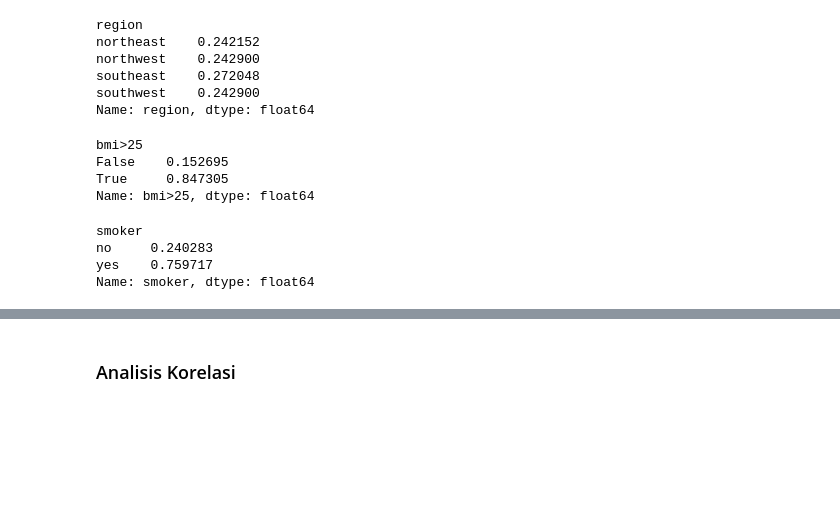
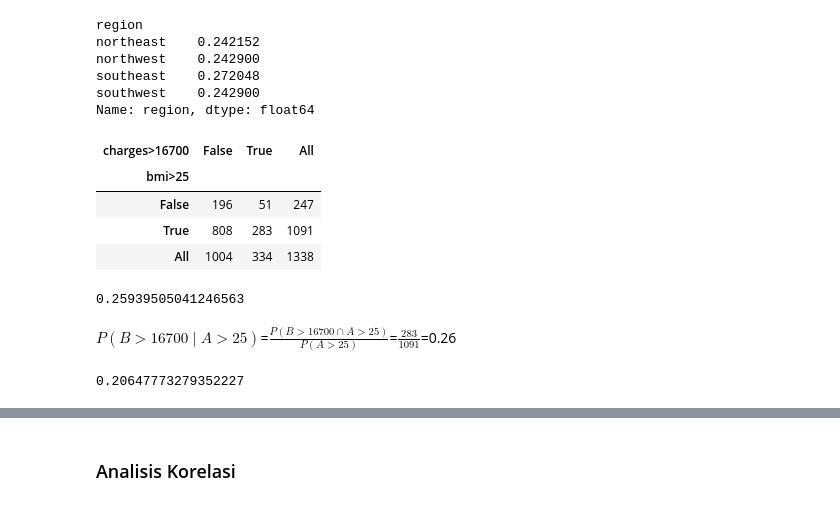
Before and after one commit to diahdas/Probability, a Jupyter notebook: Probability.ipynb, the cells around one changed output, grey strips where cells are left out. Saved outputs shown, nothing was run; the diff lists cells and outputs as text; code cells hidden in the pictures; blank space fills up the shorter version.

```diff
--- a/Probability.ipynb
+++ b/Probability.ipynb
@@ -87,22 +87,24 @@ northwest    0.242900
 southeast    0.272048
 southwest    0.242900
 Name: region, dtype: float64
-# %%
-df_above_167 = df[df.charges>16700].copy()
-df_above_167['bmi>25'] = df.bmi>25
-num_count = df_above_167.groupby('bmi>25')['bmi>25'].count()
-num_count/num_count.sum()
-# %% [output]
-bmi>25
-False    0.152695
-True     0.847305
-Name: bmi>25, dtype: float64
-# %%
-df_above_167_bmi_25 = df[(df.charges>16700) &(df.bmi>25)].copy()
-num_count = df_above_167_bmi_25.groupby('smoker')['smoker'].count()
-num_count/num_count.sum()
-# %% [output]
-smoker
-no     0.240283
-yes    0.759717
-Name: smoker, dtype: float64
+# %%
+df_category = df.copy()
+df_category['charges>16700'] = df_category.charges>16700
+df_category['bmi>25'] = df_category.bmi>25
+pd.crosstab(df_category['bmi>25'],df_category['charges>16700'],margins=True)
+# %% [output]
+| charges>16700 | False | True | All |
+| bmi>25 |  |  |  |
+| False | 196 | 51 | 247 |
+| True | 808 | 283 | 1091 |
+| All | 1004 | 334 | 1338 |
+# %%
+283/1091
+# %% [output]
+0.25939505041246563
+# %% [markdown]
+$P(B>16700 \mid A>25)$=$\frac{P(B>16700 \cap A>25)}{P(A>25)}$=$\frac{283}{1091}$=0.26
+# %%
+51/247
+# %% [output]
+0.20647773279352227
```
Also changed, not shown: parts of 7 cells of this notebook.
